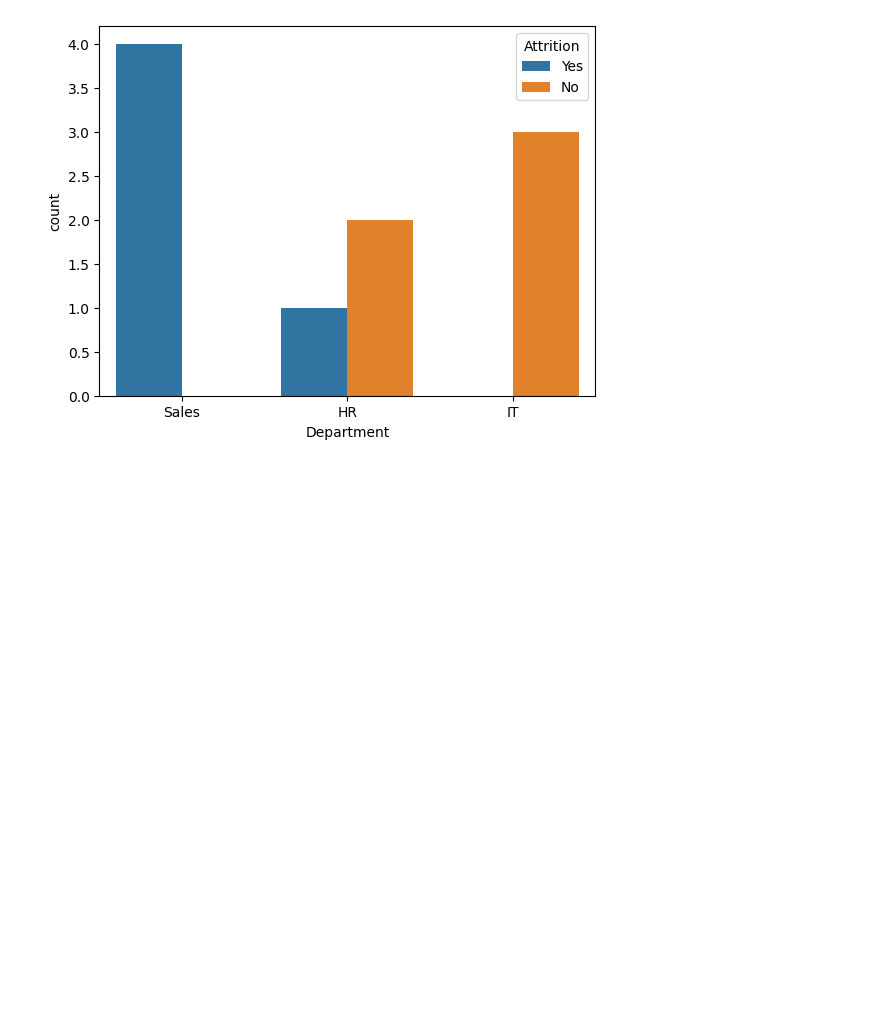
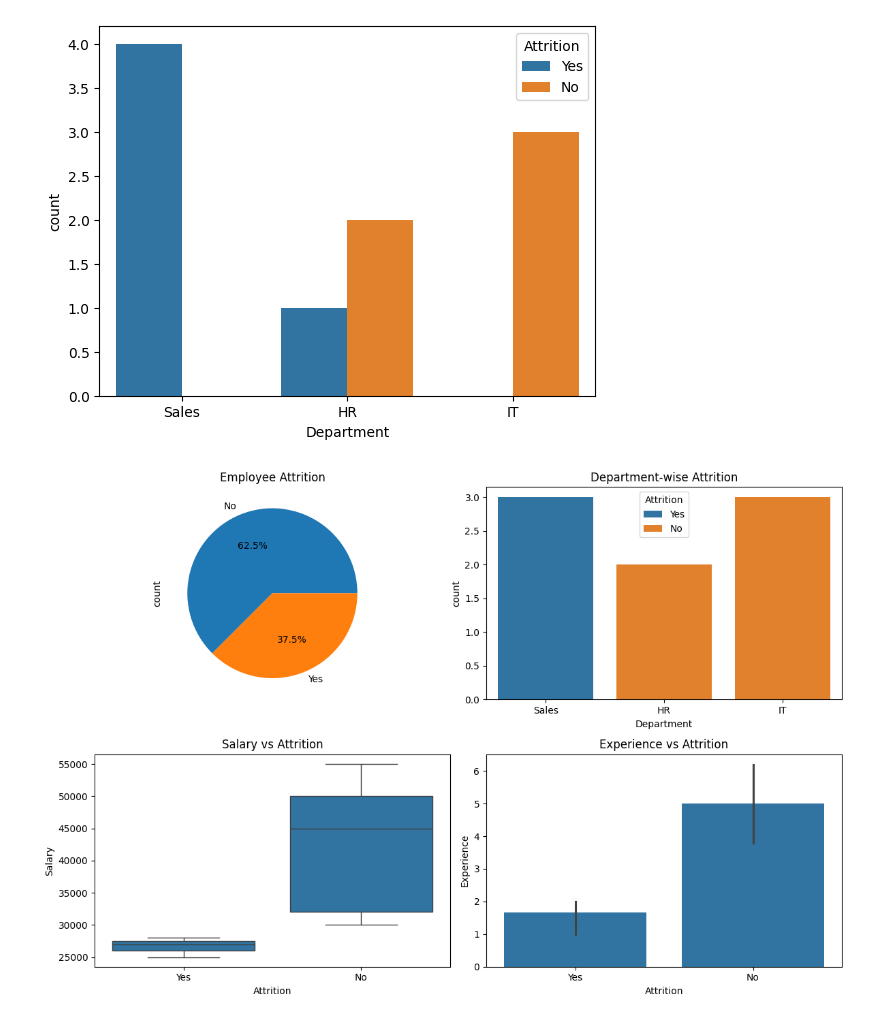
Before and after one commit to mukilamukila095-ship-it/project1, a Jupyter notebook: Project1.ipynb, the cells around one changed output. Cells and saved outputs as stored; diff of their text form; code cells hidden in the pictures; blank space fills up the shorter version.

```diff
--- a/Project1.ipynb
+++ b/Project1.ipynb
@@ -68,3 +68,48 @@ sns.countplot(x='Department', hue='Attrition', data=df)
 plt.show()
 # %% [output]
 [figure]
+# %%
+import pandas as pd
+import matplotlib.pyplot as plt
+import seaborn as sns
+
+# Sample Dataset
+data = {
+    'Department':['Sales','HR','IT','Sales','IT','HR','Sales','IT'],
+    'Salary':[25000,30000,45000,28000,50000,32000,27000,55000],
+    'Experience':[2,5,3,1,6,4,2,7],
+    'Attrition':['Yes','No','No','Yes','No','No','Yes','No']
+}
+
+df = pd.DataFrame(data)
+
+# Dashboard Layout
+fig, axes = plt.subplots(2, 2, figsize=(12, 8))
+
+# 1. Attrition Pie Chart
+df['Attrition'].value_counts().plot(
+    kind='pie',
+    autopct='%1.1f%%',
+    ax=axes[0,0]
+)
+axes[0,0].set_title("Employee Attrition")
+
+# 2. Department-wise Attrition
+sns.countplot(x='Department', hue='Attrition',
+              data=df, ax=axes[0,1])
+axes[0,1].set_title("Department-wise Attrition")
+
+# 3. Salary Distribution
+sns.boxplot(x='Attrition', y='Salary',
+            data=df, ax=axes[1,0])
+axes[1,0].set_title("Salary vs Attrition")
+
+# 4. Experience Distribution
+sns.barplot(x='Attrition', y='Experience',
+            data=df, ax=axes[1,1])
+axes[1,1].set_title("Experience vs Attrition")
+
+plt.tight_layout()
+plt.show()
+# %% [output]
+[figure, added]
```
